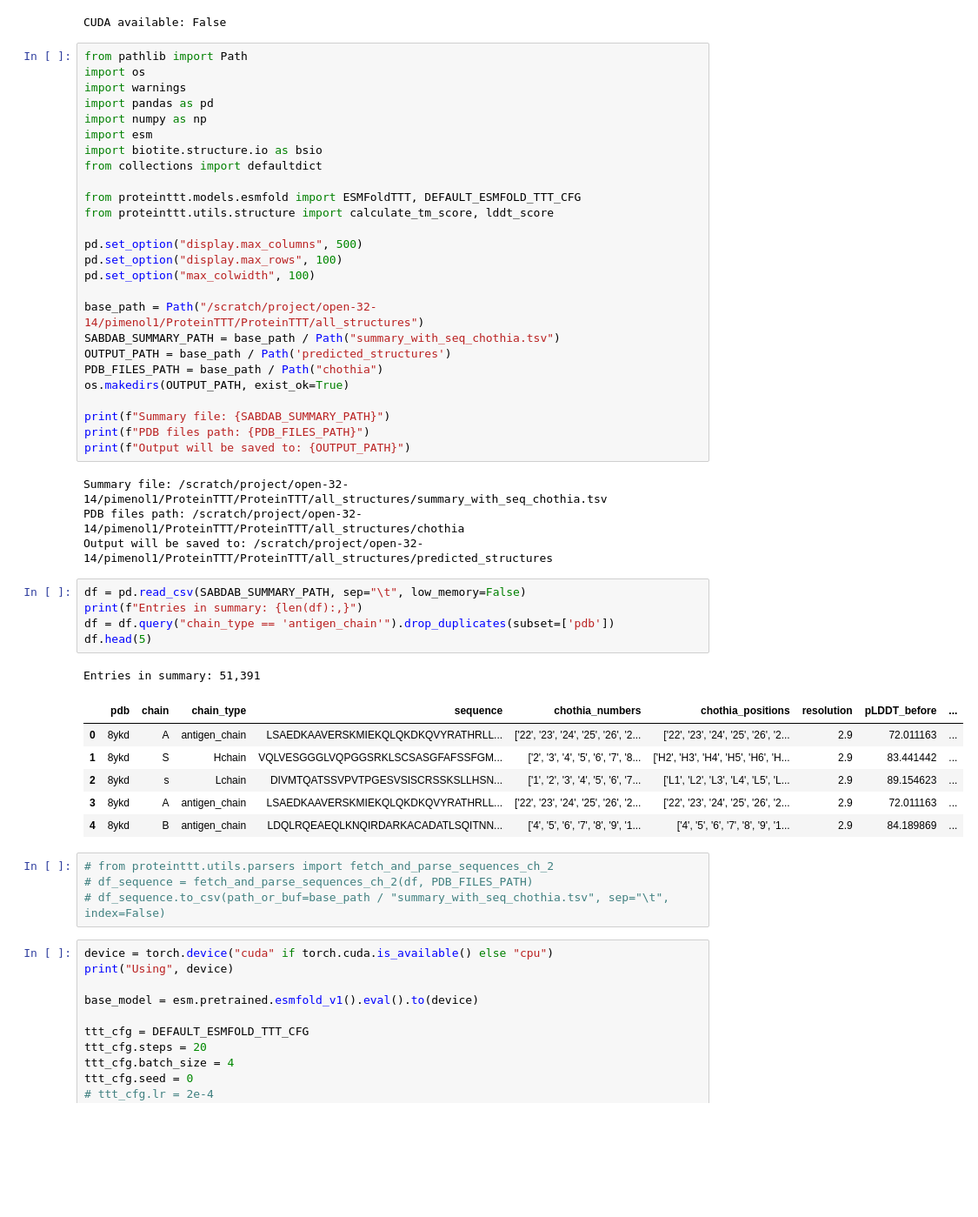
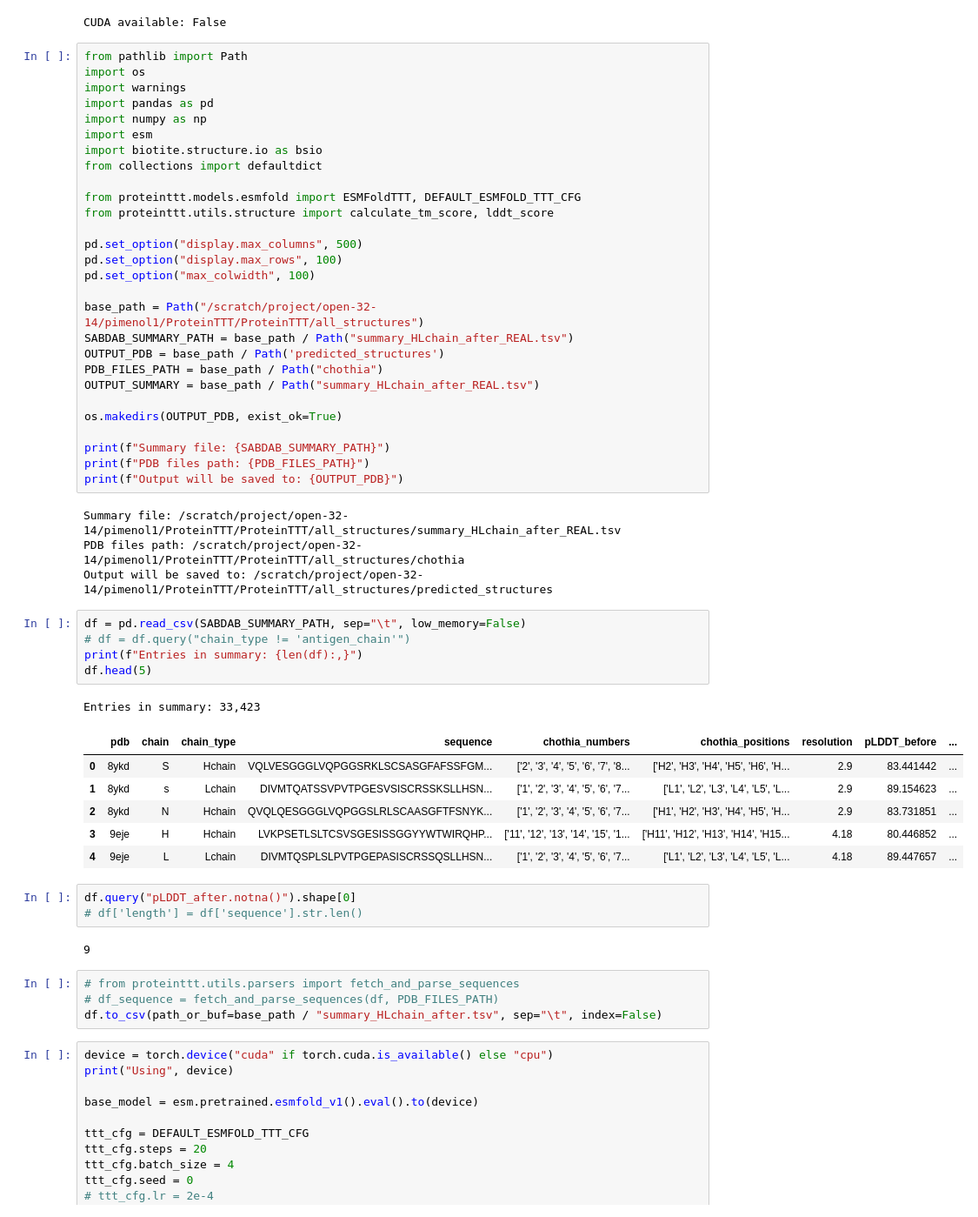
Before and after one commit to pimenol/ProteinTTT, a Jupyter notebook: notebooks/SAbDab.ipynb, the cells around one changed output. Shown at 87% size. Drawn from its saved outputs; the diff is of its cells as text; blank space fills up the shorter version.

```diff
--- a/notebooks/SAbDab.ipynb
+++ b/notebooks/SAbDab.ipynb
@@ -26,35 +26,42 @@ pd.set_option("display.max_rows", 100)
 pd.set_option("max_colwidth", 100)
 
 base_path = Path("/scratch/project/open-32-14/pimenol1/ProteinTTT/ProteinTTT/all_structures")
-SABDAB_SUMMARY_PATH = base_path / Path("summary_with_seq_chothia.tsv")
-OUTPUT_PATH = base_path / Path('predicted_structures')
+SABDAB_SUMMARY_PATH = base_path / Path("summary_HLchain_after_REAL.tsv")
+OUTPUT_PDB = base_path / Path('predicted_structures')
 PDB_FILES_PATH = base_path / Path("chothia")
-os.makedirs(OUTPUT_PATH, exist_ok=True)
+OUTPUT_SUMMARY = base_path / Path("summary_HLchain_after_REAL.tsv")
+
+os.makedirs(OUTPUT_PDB, exist_ok=True)
 
 print(f"Summary file: {SABDAB_SUMMARY_PATH}")
 print(f"PDB files path: {PDB_FILES_PATH}")
-print(f"Output will be saved to: {OUTPUT_PATH}")
+print(f"Output will be saved to: {OUTPUT_PDB}")
 # %% [output]
-Summary file: /scratch/project/open-32-14/pimenol1/ProteinTTT/ProteinTTT/all_structures/summary_with_seq_chothia.tsv
+Summary file: /scratch/project/open-32-14/pimenol1/ProteinTTT/ProteinTTT/all_structures/summary_HLchain_after_REAL.tsv
 PDB files path: /scratch/project/open-32-14/pimenol1/ProteinTTT/ProteinTTT/all_structures/chothia
 Output will be saved to: /scratch/project/open-32-14/pimenol1/ProteinTTT/ProteinTTT/all_structures/predicted_structures
 # %%
 df = pd.read_csv(SABDAB_SUMMARY_PATH, sep="\t", low_memory=False)
+# df = df.query("chain_type != 'antigen_chain'")
 print(f"Entries in summary: {len(df):,}")
-df = df.query("chain_type == 'antigen_chain'").drop_duplicates(subset=['pdb'])
 df.head(5)
 # %% [output]
-Entries in summary: 51,391
+Entries in summary: 33,423
 |  | pdb | chain | chain_type | sequence | chothia_numbers | chothia_positions | resolution | pLDDT_before | ... |
-| 0 | 8ykd | A | antigen_chain | LSAEDKAAVERSKMIEKQLQKDKQVYRATHRLL... | ['22', '23', '24', '25', '26', '2... | ['22', '23', '24', '25', '26', '2... | 2.9 | 72.011163 | ... |
-| 1 | 8ykd | S | Hchain | VQLVESGGGLVQPGGSRKLSCSASGFAFSSFGM... | ['2', '3', '4', '5', '6', '7', '8... | ['H2', 'H3', 'H4', 'H5', 'H6', 'H... | 2.9 | 83.441442 | ... |
-| 2 | 8ykd | s | Lchain | DIVMTQATSSVPVTPGESVSISCRSSKSLLHSN... | ['1', '2', '3', '4', '5', '6', '7... | ['L1', 'L2', 'L3', 'L4', 'L5', 'L... | 2.9 | 89.154623 | ... |
-| 3 | 8ykd | A | antigen_chain | LSAEDKAAVERSKMIEKQLQKDKQVYRATHRLL... | ['22', '23', '24', '25', '26', '2... | ['22', '23', '24', '25', '26', '2... | 2.9 | 72.011163 | ... |
-| 4 | 8ykd | B | antigen_chain | LDQLRQEAEQLKNQIRDARKACADATLSQITNN... | ['4', '5', '6', '7', '8', '9', '1... | ['4', '5', '6', '7', '8', '9', '1... | 2.9 | 84.189869 | ... |
+| 0 | 8ykd | S | Hchain | VQLVESGGGLVQPGGSRKLSCSASGFAFSSFGM... | ['2', '3', '4', '5', '6', '7', '8... | ['H2', 'H3', 'H4', 'H5', 'H6', 'H... | 2.9 | 83.441442 | ... |
+| 1 | 8ykd | s | Lchain | DIVMTQATSSVPVTPGESVSISCRSSKSLLHSN... | ['1', '2', '3', '4', '5', '6', '7... | ['L1', 'L2', 'L3', 'L4', 'L5', 'L... | 2.9 | 89.154623 | ... |
+| 2 | 8ykd | N | Hchain | QVQLQESGGGLVQPGGSLRLSCAASGFTFSNYK... | ['1', '2', '3', '4', '5', '6', '7... | ['H1', 'H2', 'H3', 'H4', 'H5', 'H... | 2.9 | 83.731851 | ... |
+| 3 | 9eje | H | Hchain | LVKPSETLSLTCSVSGESISSGGYYWTWIRQHP... | ['11', '12', '13', '14', '15', '1... | ['H11', 'H12', 'H13', 'H14', 'H15... | 4.18 | 80.446852 | ... |
+| 4 | 9eje | L | Lchain | DIVMTQSPLSLPVTPGEPASISCRSSQSLLHSN... | ['1', '2', '3', '4', '5', '6', '7... | ['L1', 'L2', 'L3', 'L4', 'L5', 'L... | 4.18 | 89.447657 | ... |
+# %%
+df.query("pLDDT_after.notna()").shape[0]
+# df['length'] = df['sequence'].str.len()
+# %% [output]
+9
 # %%
-# from proteinttt.utils.parsers import fetch_and_parse_sequences_ch_2
-# df_sequence = fetch_and_parse_sequences_ch_2(df, PDB_FILES_PATH)
-# df_sequence.to_csv(path_or_buf=base_path / "summary_with_seq_chothia.tsv", sep="\t", index=False)
+# from proteinttt.utils.parsers import fetch_and_parse_sequences
+# df_sequence = fetch_and_parse_sequences(df, PDB_FILES_PATH)
+df.to_csv(path_or_buf=base_path / "summary_HLchain_after.tsv", sep="\t", index=False)
 # %%
 device = torch.device("cuda" if torch.cuda.is_available() else "cpu")
 print("Using", device)
```
Also changed, not shown: parts of 17 cells of this notebook.
